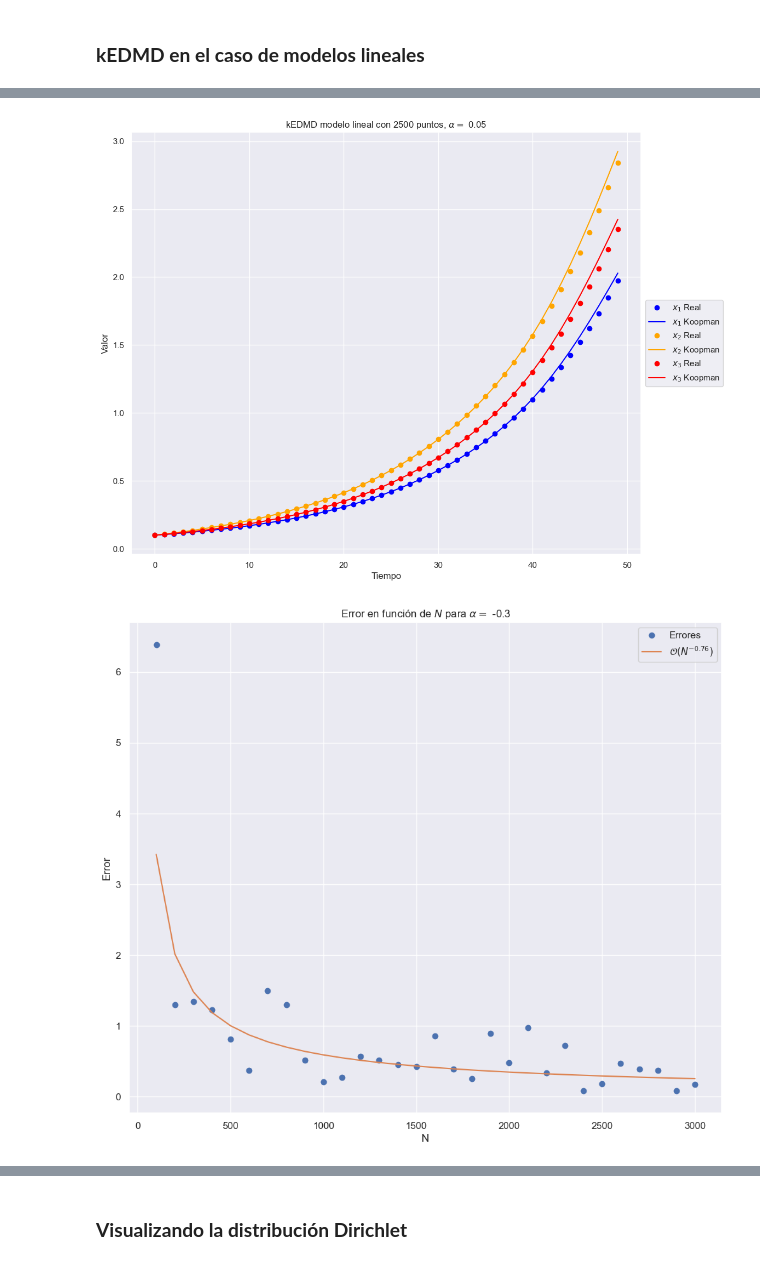
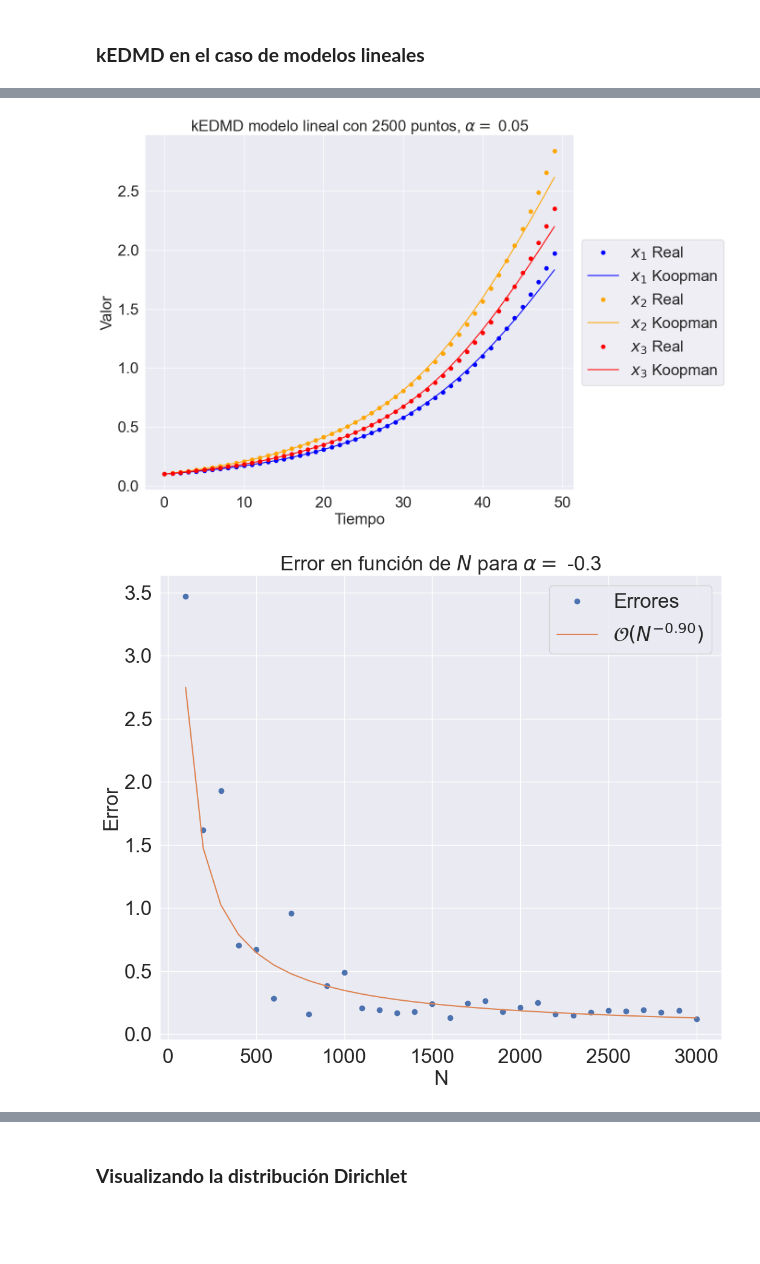
Before and after one commit to diegoolguinw/Koopman_nonlinear_filter, a Jupyter notebook: notebooks/chapter3.ipynb, the cells around one changed output, grey strips where cells are left out. Saved outputs shown, nothing was run; the diff lists cells and outputs as text; code cells hidden in the pictures; blank space fills up the shorter version.

```diff
--- a/notebooks/chapter3.ipynb
+++ b/notebooks/chapter3.ipynb
@@ -57,7 +56,6 @@ def g(x):
 # Dimensiones y el kernel
 N = 2500
 nx, ny = 3, 3
-k = Matern(length_scale=1, nu=1.5)
 
 # Distribuciones
 X_dist = stats.multivariate_normal(mean=np.zeros(nx), cov=3*np.eye(3))
@@ -72,7 +70,7 @@ x0 = np.array([0.1, 0.1, 0.1])
 t = np.arange(iters)
 # %%
 # Función auxiliar para cálculo de kEDMD en el caso lineal
-def compute_linear_kedmd(alpha, N):
+def compute_linear_kedmd(alpha, N, optimize=False):
     # Matriz
     A = np.array([
         [0.01, 0.04, 0.0],
@@ -97,7 +95,7 @@ def compute_linear_kedmd(alpha, N):
     Koop = KoopmanOperator(k, dyn)
 
     # Se calcula kEDMD
-    Koop.compute_edmd(N)
+    Koop.compute_edmd(N, optimize=optimize)
     U, B, phi = Koop.U, Koop.B, Koop.phi
 
     # Sistema con Koopman
@@ -172,32 +176,35 @@ fig.savefig(img_path+"Linear2.pdf", bbox_inches='tight')
 # %%
+# Kernel
+k = Matern(length_scale=1e3, nu=0.5)
+
 # Alpha
 alpha = 0.05
 
 # Predicción
 x, x_koop, A, U = compute_linear_kedmd(alpha, N)
 
 # Gráfico
 fig = plt.figure()
 
 plt.plot(t, x[:, 0], 'o', label=r"$x_1$ Real", c='blue')
 plt.plot(t, x_koop[:, 0], label=r"$x_1$ Koopman", c='blue')
 
 plt.plot(t, x[:, 1], 'o', label=r"$x_2$ Real", c='orange')
 plt.plot(t, x_koop[:, 1], label=r"$x_2$ Koopman", c='orange')
 
 plt.plot(t, x[:, 2], 'o', label=r"$x_3$ Real", c='red')
 plt.plot(t, x_koop[:, 2], label=r"$x_3$ Koopman", c='red')
 
 plt.xlabel("Tiempo")
 plt.ylabel("Valor")
 
 # Leyenda fuera del gráfico
 plt.legend(loc='center left', bbox_to_anchor=(1, 0.5))
 
 plt.title(r"kEDMD modelo lineal con {} puntos, $\alpha = $ {}".format(N, alpha))
 fig.savefig(img_path+"Linear3.pdf", bbox_inches='tight')
 # %% [output]
-[figure, old version]
+[figure, new version]
 # %%
 # Alpha a utilizar
 alpha = -0.3
@@ -229,7 +236,7 @@ plt.legend()
 plt.title(r"Error en función de $N$ para $\alpha = $ {}".format(alpha))
 fig.savefig(img_path+"Linear1Errors.pdf", bbox_inches='tight')
 # %% [output]
-[figure, old version]
+[figure, new version]
 # %%
 # Alpha a utilizar
 alpha = -0.1
```
Also changed, not shown: parts of 5 cells of this notebook, 36 other files.
